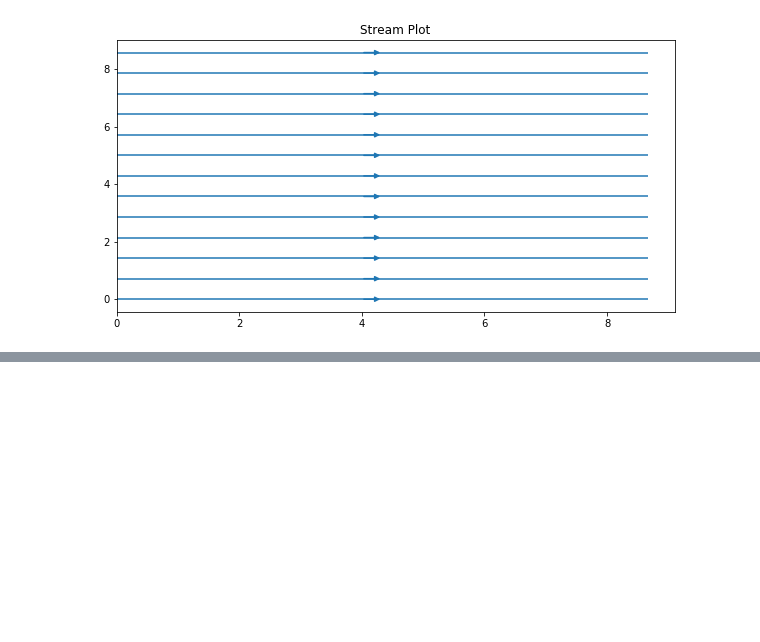
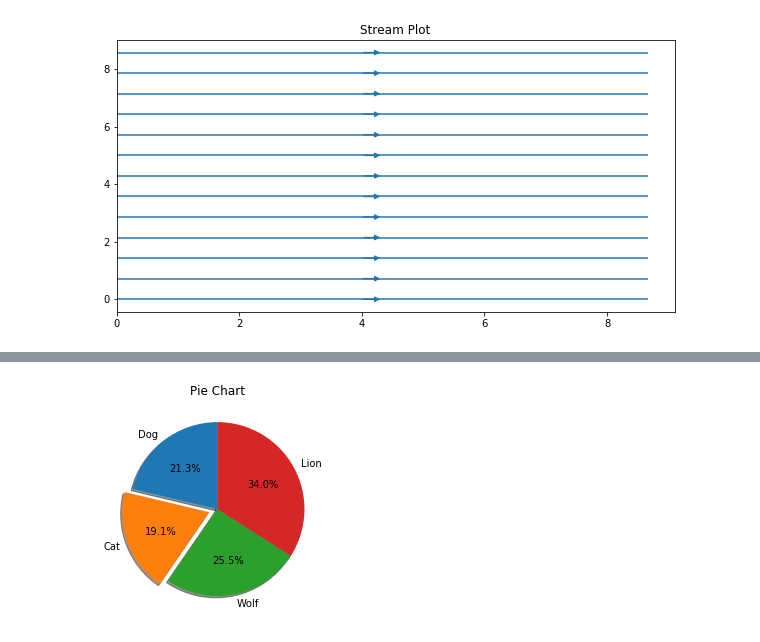
Before and after one commit to sahityakmr/Albatross, a Jupyter notebook: libraries/matplotlib_various_plots.ipynb, the cells around one changed output, grey strips where cells are left out. Saved outputs shown, nothing was run; the diff lists cells and outputs as text; code cells hidden in the pictures; blank space fills up the shorter version.

```diff
--- a/libraries/matplotlib_various_plots.ipynb
+++ b/libraries/matplotlib_various_plots.ipynb
@@ -204,0 +229,8 @@ plt.show()
+# %%
+labels = ['Dog', 'Cat', 'Wolf', 'Lion']
+sizes = [50,45,60,80]
+plt.pie(sizes, labels=labels, autopct='%1.1f%%', shadow=True, startangle=90, explode=(0,0.1,0,0))
+plt.title('Pie Chart')
+plt.show()
+# %% [output]
+[figure, added]
```
Also changed, not shown: parts of 4 cells of this notebook.
